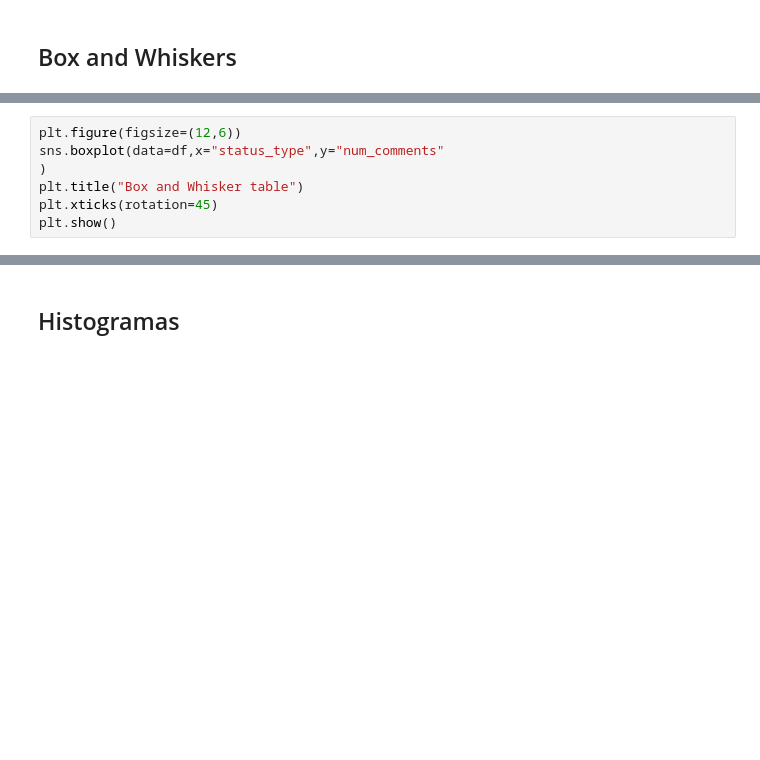
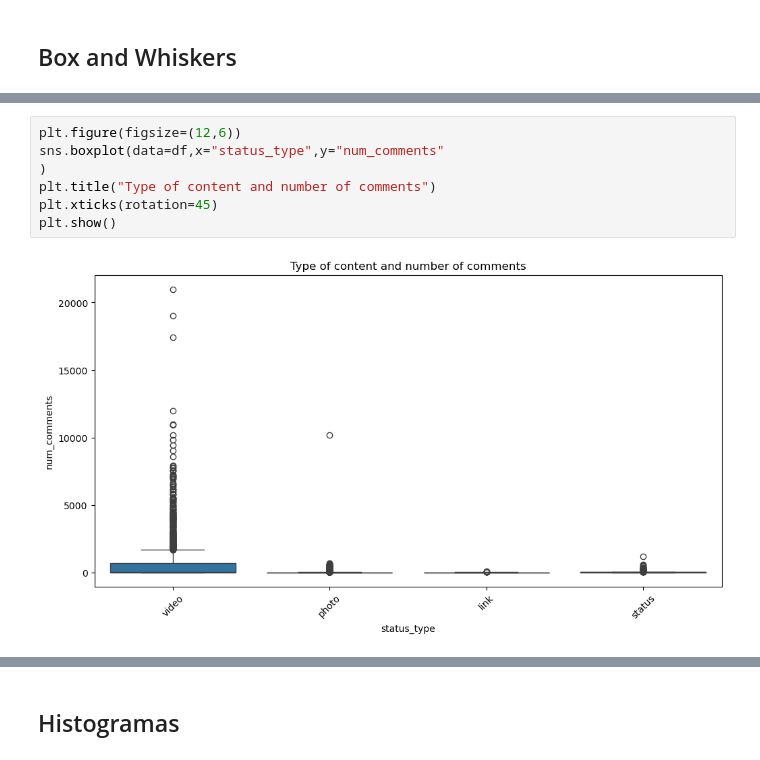
Before and after one commit to Vertiz2405/Actividad3BoxAndWhisker, a Jupyter notebook: act3.ipynb, the cells around one changed output, grey strips where cells are left out. Saved outputs shown, nothing was run; the diff lists cells and outputs as text; blank space fills up the shorter version.

```diff
--- a/act3.ipynb
+++ b/act3.ipynb
@@ -27,10 +27,12 @@ plt.show()
 # %%
 plt.figure(figsize=(12,6))
 sns.boxplot(data=df,x="status_type",y="num_comments"
 )
-plt.title("Box and Whisker table")
+plt.title("Type of content and number of comments")
 plt.xticks(rotation=45)
 plt.show()
+# %% [output]
+[figure, added]
 # %%
 plt.figure(figsize=(12,6))
 sns.boxplot(data=df,x="status_type",y="num_shares"
```
Also changed, not shown: parts of 8 cells of this notebook.
